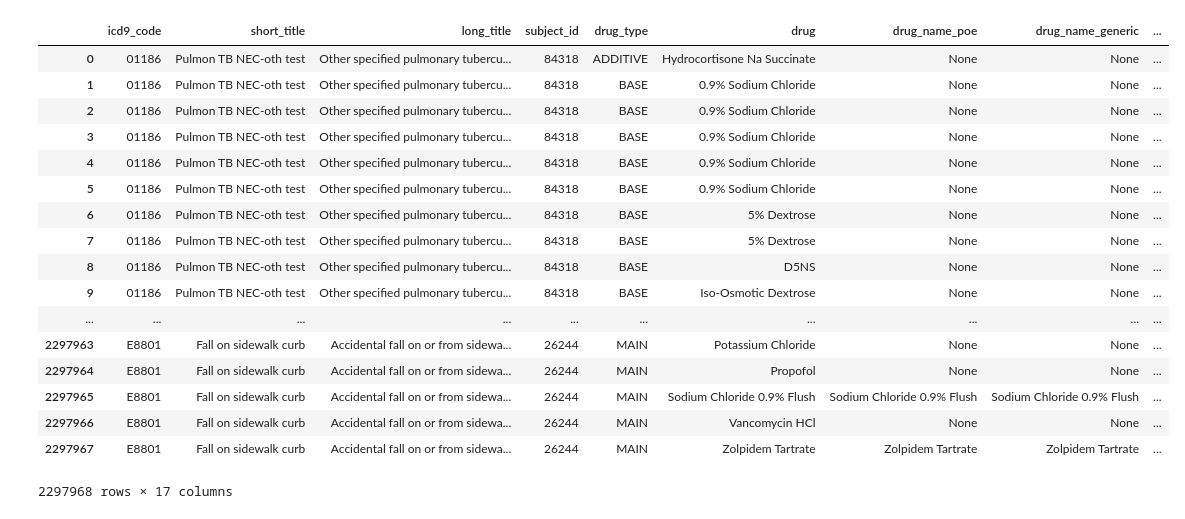
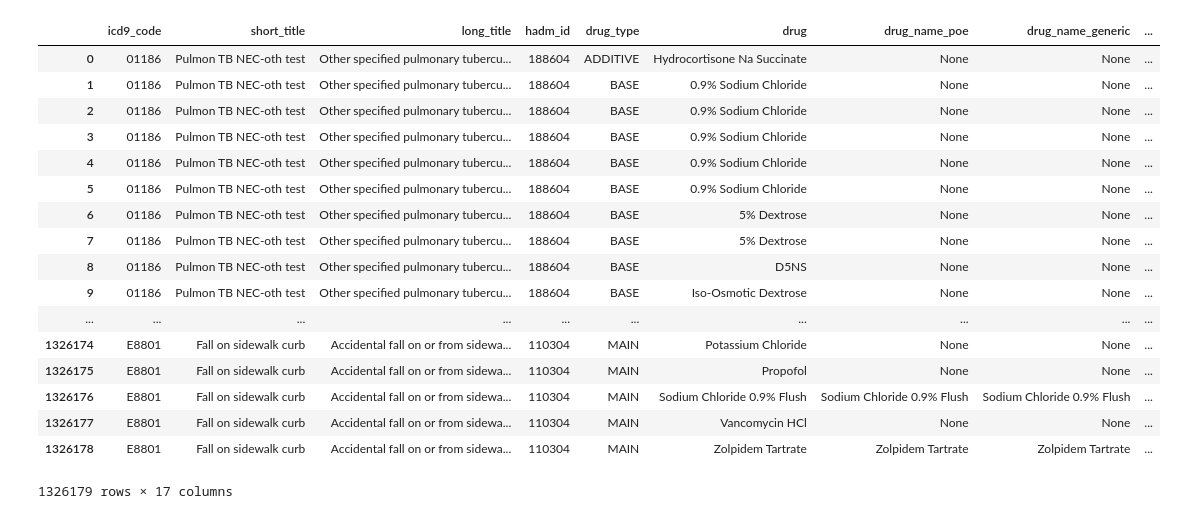
Before and after one commit to TheAntiSnipe/help-a-doc, a Jupyter notebook: Data_extraction.ipynb, the cells around one changed output. Saved outputs shown, nothing was run; the diff lists cells and outputs as text; code cells hidden in the pictures.

```diff
--- a/Data_extraction.ipynb
+++ b/Data_extraction.ipynb
@@ -95,19 +95,21 @@ FROM D_ICD_DIAGNOSES
 df1 = pd.read_sql_query(query, con)
 
 query = query_schema+'''
-SELECT DISTINCT icd9_code, subject_id
+SELECT DISTINCT hadm_id, icd9_code
 FROM DIAGNOSES_ICD
+ORDER by hadm_id
 '''
 df2 = pd.read_sql_query(query, con)
 
 df3 = pd.merge(df1, df2, how='inner', on='icd9_code')
 
 query = query_schema+'''
-SELECT  DISTINCT subject_id, drug_type, drug, drug_name_poe, drug_name_generic, formulary_drug_cd, prod_strength, dose_val_rx, dose_unit_rx
+SELECT DISTINCT hadm_id, drug_type, drug, drug_name_poe, drug_name_generic, formulary_drug_cd, prod_strength, dose_val_rx, dose_unit_rx
 FROM PRESCRIPTIONS
+ORDER by hadm_id
 '''
 df4 = pd.read_sql_query(query, con)
 
-df5 = pd.merge(df3, df4, how='inner', on='subject_id')
+df5 = pd.merge(df3, df4, how='inner', on='hadm_id')
 df5
 # %% [output]
@@ -165,23 +167,23 @@ df6
 2522 rows × 6 columns
 # %%
-df7 = pd.merge(df5, df6, how='inner', on='subject_id')
+df7 = pd.merge(df5, df6, how='inner', on='hadm_id')
 df7
 # %% [output]
-|  | icd9_code | short_title | long_title | subject_id | drug_type | drug | drug_name_poe | drug_name_generic | ... |
-| 0 | 01186 | Pulmon TB NEC-oth test | Other specified pulmonary tubercu... | 84318 | ADDITIVE | Hydrocortisone Na Succinate | None | None | ... |
-| 1 | 01186 | Pulmon TB NEC-oth test | Other specified pulmonary tubercu... | 84318 | BASE | 0.9% Sodium Chloride | None | None | ... |
-| 2 | 01186 | Pulmon TB NEC-oth test | Other specified pulmonary tubercu... | 84318 | BASE | 0.9% Sodium Chloride | None | None | ... |
-| 3 | 01186 | Pulmon TB NEC-oth test | Other specified pulmonary tubercu... | 84318 | BASE | 0.9% Sodium Chloride | None | None | ... |
-| 4 | 01186 | Pulmon TB NEC-oth test | Other specified pulmonary tubercu... | 84318 | BASE | 0.9% Sodium Chloride | None | None | ... |
-| 5 | 01186 | Pulmon TB NEC-oth test | Other specified pulmonary tubercu... | 84318 | BASE | 0.9% Sodium Chloride | None | None | ... |
-| 6 | 01186 | Pulmon TB NEC-oth test | Other specified pulmonary tubercu... | 84318 | BASE | 5% Dextrose | None | None | ... |
-| 7 | 01186 | Pulmon TB NEC-oth test | Other specified pulmonary tubercu... | 84318 | BASE | 5% Dextrose | None | None | ... |
-| 8 | 01186 | Pulmon TB NEC-oth test | Other specified pulmonary tubercu... | 84318 | BASE | D5NS | None | None | ... |
-| 9 | 01186 | Pulmon TB NEC-oth test | Other specified pulmonary tubercu... | 84318 | BASE | Iso-Osmotic Dextrose | None | None | ... |
+|  | icd9_code | short_title | long_title | hadm_id | drug_type | drug | drug_name_poe | drug_name_generic | ... |
+| 0 | 01186 | Pulmon TB NEC-oth test | Other specified pulmonary tubercu... | 188604 | ADDITIVE | Hydrocortisone Na Succinate | None | None | ... |
+| 1 | 01186 | Pulmon TB NEC-oth test | Other specified pulmonary tubercu... | 188604 | BASE | 0.9% Sodium Chloride | None | None | ... |
+| 2 | 01186 | Pulmon TB NEC-oth test | Other specified pulmonary tubercu... | 188604 | BASE | 0.9% Sodium Chloride | None | None | ... |
+| 3 | 01186 | Pulmon TB NEC-oth test | Other specified pulmonary tubercu... | 188604 | BASE | 0.9% Sodium Chloride | None | None | ... |
+| 4 | 01186 | Pulmon TB NEC-oth test | Other specified pulmonary tubercu... | 188604 | BASE | 0.9% Sodium Chloride | None | None | ... |
+| 5 | 01186 | Pulmon TB NEC-oth test | Other specified pulmonary tubercu... | 188604 | BASE | 0.9% Sodium Chloride | None | None | ... |
+| 6 | 01186 | Pulmon TB NEC-oth test | Other specified pulmonary tubercu... | 188604 | BASE | 5% Dextrose | None | None | ... |
+| 7 | 01186 | Pulmon TB NEC-oth test | Other specified pulmonary tubercu... | 188604 | BASE | 5% Dextrose | None | None | ... |
+| 8 | 01186 | Pulmon TB NEC-oth test | Other specified pulmonary tubercu... | 188604 | BASE | D5NS | None | None | ... |
+| 9 | 01186 | Pulmon TB NEC-oth test | Other specified pulmonary tubercu... | 188604 | BASE | Iso-Osmotic Dextrose | None | None | ... |
 | ... | ... | ... | ... | ... | ... | ... | ... | ... | ... |
-| 2297963 | E8801 | Fall on sidewalk curb | Accidental fall on or from sidewa... | 26244 | MAIN | Potassium Chloride | None | None | ... |
-| 2297964 | E8801 | Fall on sidewalk curb | Accidental fall on or from sidewa... | 26244 | MAIN | Propofol | None | None | ... |
-| 2297965 | E8801 | Fall on sidewalk curb | Accidental fall on or from sidewa... | 26244 | MAIN | Sodium Chloride 0.9% Flush | Sodium Chloride 0.9% Flush | Sodium Chloride 0.9% Flush | ... |
-| 2297966 | E8801 | Fall on sidewalk curb | Accidental fall on or from sidewa... | 26244 | MAIN | Vancomycin HCl | None | None | ... |
-| 2297967 | E8801 | Fall on sidewalk curb | Accidental fall on or from sidewa... | 26244 | MAIN | Zolpidem Tartrate | Zolpidem Tartrate | Zolpidem Tartrate | ... |
+| 1326174 | E8801 | Fall on sidewalk curb | Accidental fall on or from sidewa... | 110304 | MAIN | Potassium Chloride | None | None | ... |
+| 1326175 | E8801 | Fall on sidewalk curb | Accidental fall on or from sidewa... | 110304 | MAIN | Propofol | None | None | ... |
+| 1326176 | E8801 | Fall on sidewalk curb | Accidental fall on or from sidewa... | 110304 | MAIN | Sodium Chloride 0.9% Flush | Sodium Chloride 0.9% Flush | Sodium Chloride 0.9% Flush | ... |
+| 1326177 | E8801 | Fall on sidewalk curb | Accidental fall on or from sidewa... | 110304 | MAIN | Vancomycin HCl | None | None | ... |
+| 1326178 | E8801 | Fall on sidewalk curb | Accidental fall on or from sidewa... | 110304 | MAIN | Zolpidem Tartrate | Zolpidem Tartrate | Zolpidem Tartrate | ... |
-2297968 rows × 17 columns
+1326179 rows × 17 columns
```
Also changed, not shown: parts of 7 cells of this notebook, 2 other files.
